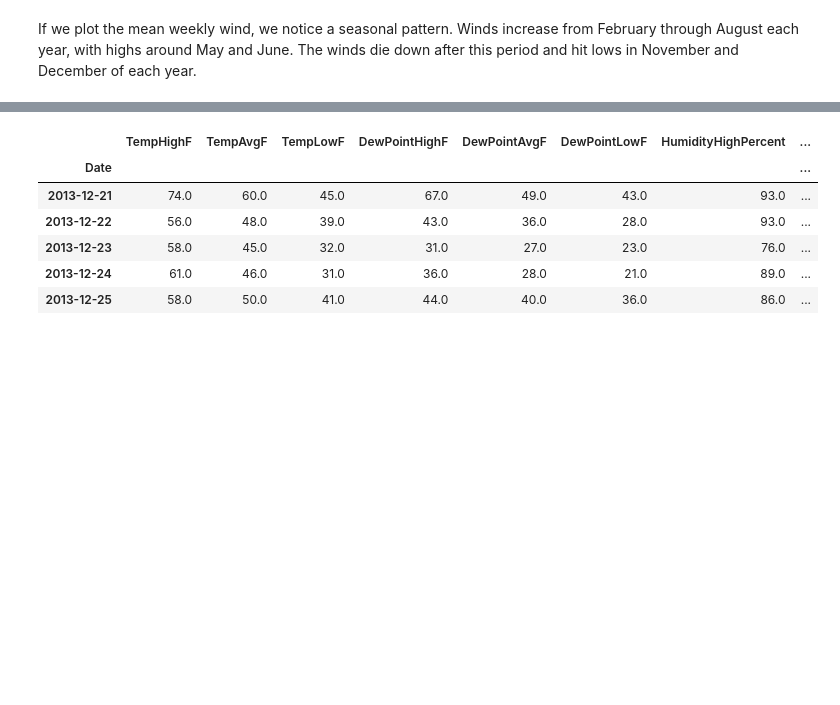
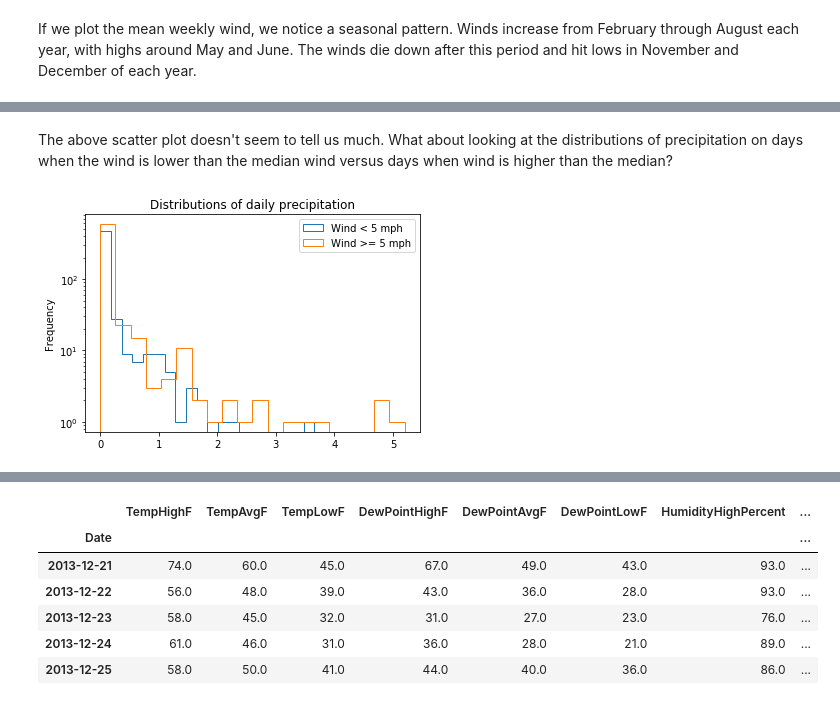
Before and after one commit to lpatruno/AustinData, a Jupyter notebook: austin_weather_analysis.ipynb, the cells around one changed output, grey strips where cells are left out. Saved outputs shown, nothing was run; the diff lists cells and outputs as text; code cells hidden in the pictures; blank space fills up the shorter version.

```diff
--- a/austin_weather_analysis.ipynb
+++ b/austin_weather_analysis.ipynb
@@ -109,0 +123,18 @@ If we plot the mean weekly wind, we notice a seasonal pattern. Winds increase fr
+# %% [markdown]
+The above scatter plot doesn't seem to tell us much. What about looking at the distributions of precipitation on days when the wind is lower than the median wind versus days when wind is higher than the median?
+# %%
+mask = df['WindAvgMPH'] < df['WindAvgMPH'].quantile(.5)
+
+lower = df[mask]
+higher = df[~mask]
+
+plt.title('Distributions of daily precipitation')
+
+lower['PrecipitationSumInches'].plot.hist(bins=20, histtype='step', label='Wind < 5 mph')
+higher['PrecipitationSumInches'].plot.hist(bins=20, histtype='step', label='Wind >= 5 mph')
+
+plt.legend()
+plt.yscale('log')
+plt.show()
+# %% [output]
+[figure, added]
```
Also changed, not shown: parts of 11 cells of this notebook.
